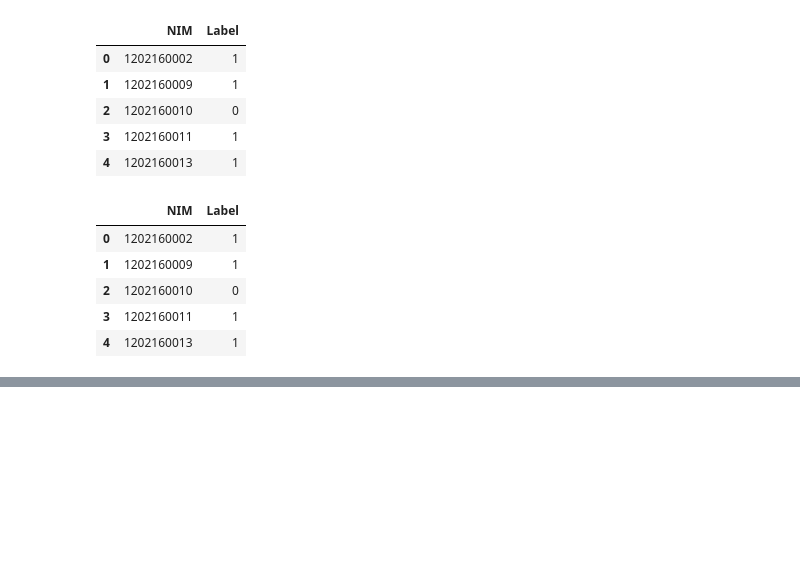
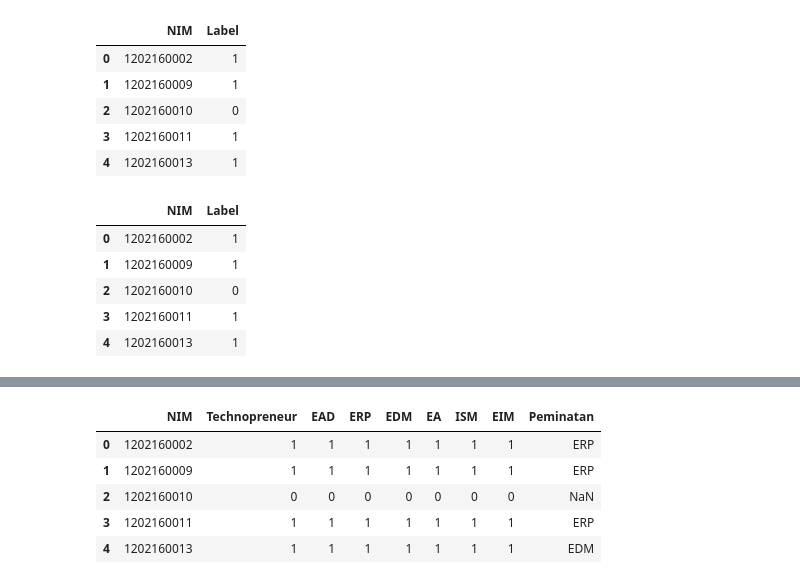
Before and after one commit to zasiem/Pekerti, a Jupyter notebook: Cluster v1.ipynb, the cells around one changed output, grey strips where cells are left out. Saved outputs shown, nothing was run; the diff lists cells and outputs as text; code cells hidden in the pictures; blank space fills up the shorter version.

```diff
--- a/Cluster v1.ipynb
+++ b/Cluster v1.ipynb
@@ -148,0 +172,11 @@ matriks
+# %%
+peminatan_selection = peminatan['Peminatan']
+matriks['Peminatan'] = peminatan_selection
+matriks.head()
+# %% [output]
+|  | NIM | Technopreneur | EAD | ERP | EDM | EA | ISM | EIM | Peminatan |
+| 0 | 1202160002 | 1 | 1 | 1 | 1 | 1 | 1 | 1 | ERP |
+| 1 | 1202160009 | 1 | 1 | 1 | 1 | 1 | 1 | 1 | ERP |
+| 2 | 1202160010 | 0 | 0 | 0 | 0 | 0 | 0 | 0 | NaN |
+| 3 | 1202160011 | 1 | 1 | 1 | 1 | 1 | 1 | 1 | ERP |
+| 4 | 1202160013 | 1 | 1 | 1 | 1 | 1 | 1 | 1 | EDM |
```
Also changed, not shown: parts of 9 cells of this notebook, 14 other files.
